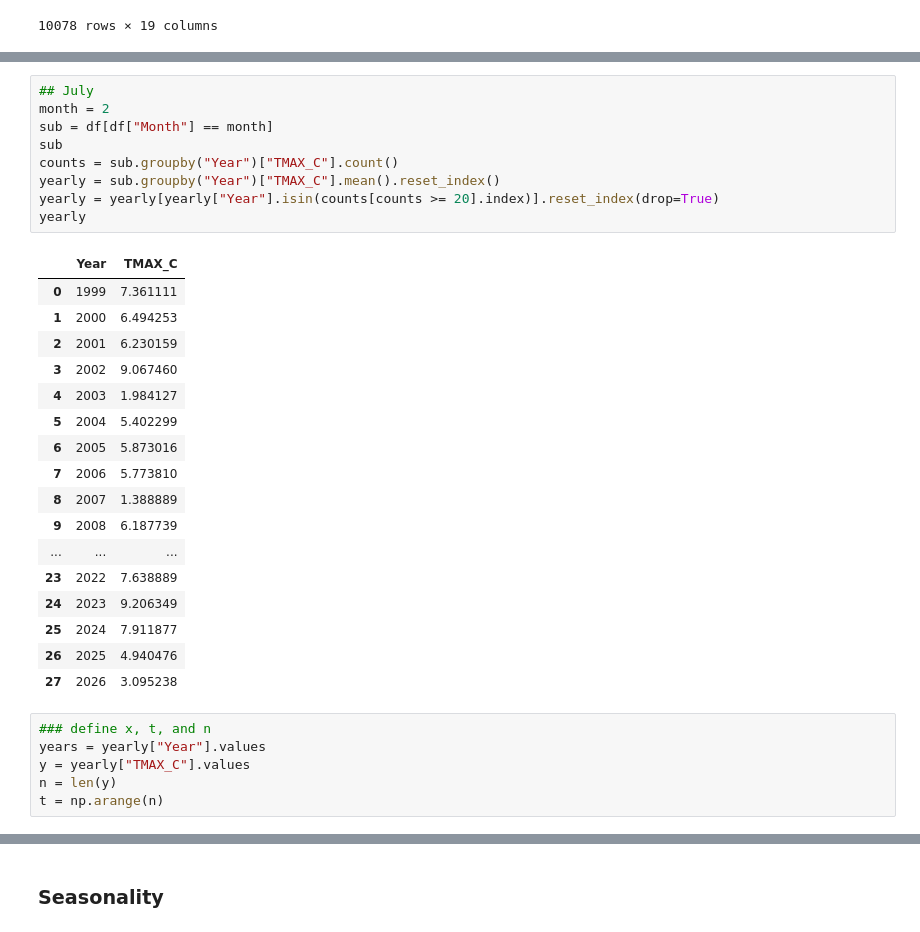
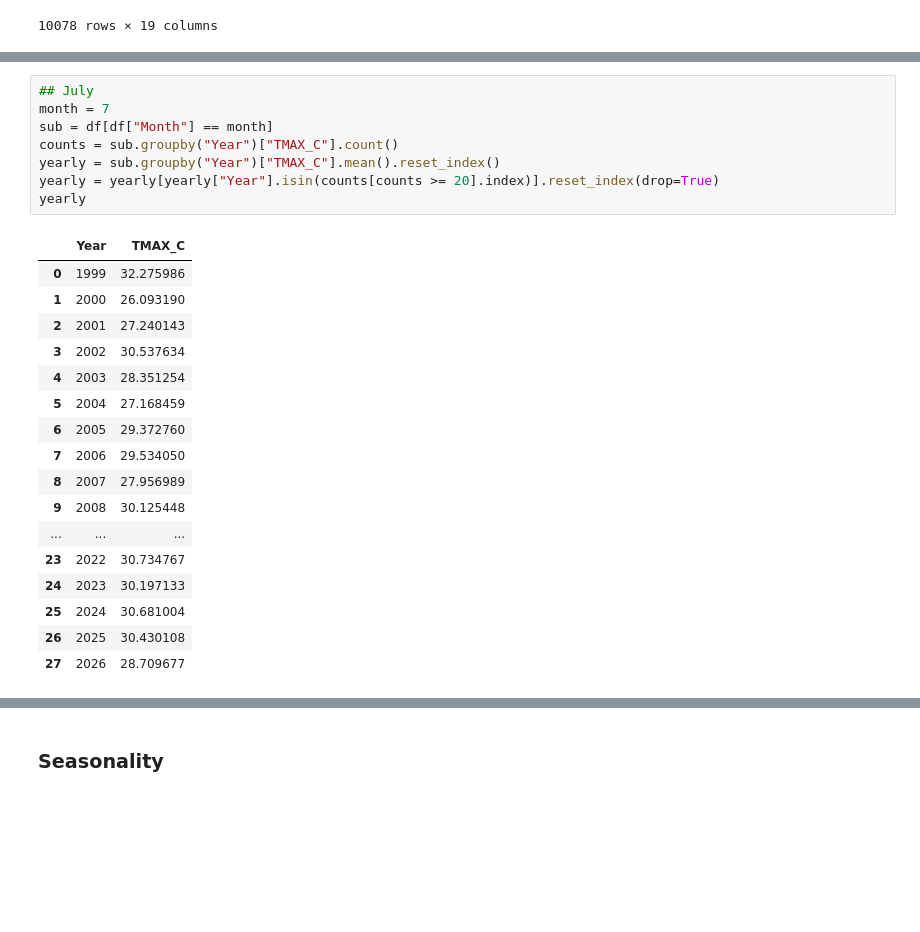
Before and after one commit to cl3225/CLMTG-5060, a Jupyter notebook: Lecture07_example.ipynb, the cells around one changed output, grey strips where cells are left out. Saved outputs shown, nothing was run; the diff lists cells and outputs as text; blank space fills up the shorter version.

```diff
--- a/Lecture07_example.ipynb
+++ b/Lecture07_example.ipynb
@@ -193,33 +176,26 @@ dtype: int32
 # %%
 ## July
-month = 2
+month = 7
 sub = df[df["Month"] == month]
-sub
 counts = sub.groupby("Year")["TMAX_C"].count()
 yearly = sub.groupby("Year")["TMAX_C"].mean().reset_index()
 yearly = yearly[yearly["Year"].isin(counts[counts >= 20].index)].reset_index(drop=True)
 yearly
 # %% [output]
 |  | Year | TMAX_C |
-| 0 | 1999 | 7.361111 |
-| 1 | 2000 | 6.494253 |
-| 2 | 2001 | 6.230159 |
-| 3 | 2002 | 9.067460 |
-| 4 | 2003 | 1.984127 |
-| 5 | 2004 | 5.402299 |
-| 6 | 2005 | 5.873016 |
-| 7 | 2006 | 5.773810 |
-| 8 | 2007 | 1.388889 |
-| 9 | 2008 | 6.187739 |
+| 0 | 1999 | 32.275986 |
+| 1 | 2000 | 26.093190 |
+| 2 | 2001 | 27.240143 |
+| 3 | 2002 | 30.537634 |
+| 4 | 2003 | 28.351254 |
+| 5 | 2004 | 27.168459 |
+| 6 | 2005 | 29.372760 |
+| 7 | 2006 | 29.534050 |
+| 8 | 2007 | 27.956989 |
+| 9 | 2008 | 30.125448 |
 | ... | ... | ... |
-| 23 | 2022 | 7.638889 |
-| 24 | 2023 | 9.206349 |
-| 25 | 2024 | 7.911877 |
-| 26 | 2025 | 4.940476 |
-| 27 | 2026 | 3.095238 |
+| 23 | 2022 | 30.734767 |
+| 24 | 2023 | 30.197133 |
+| 25 | 2024 | 30.681004 |
+| 26 | 2025 | 30.430108 |
+| 27 | 2026 | 28.709677 |
-# %%
-### define x, t, and n
-years = yearly["Year"].values
-y = yearly["TMAX_C"].values
-n = len(y)
-t = np.arange(n)
```
Also changed, not shown: parts of 15 cells of this notebook.
